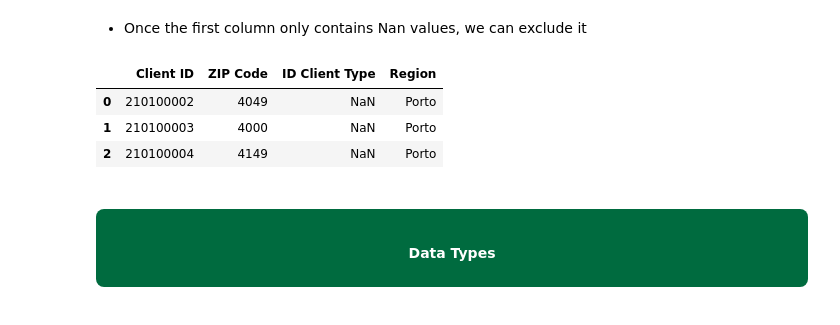
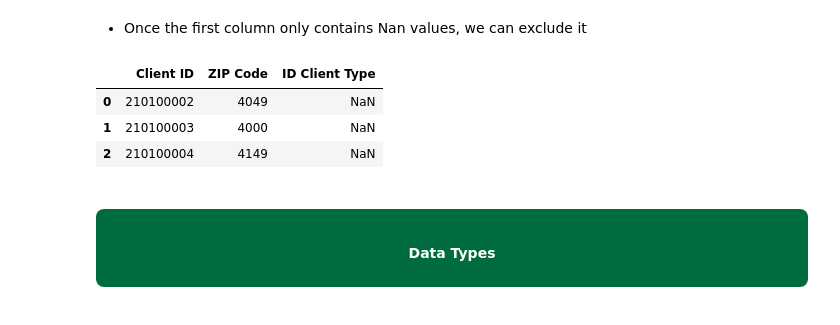
Before and after one commit to mariacpereira/teste-maria, a Jupyter notebook: Case_3.ipynb, the cells around one changed output. Saved outputs shown, nothing was run; the diff lists cells and outputs as text; code cells hidden in the pictures.

```diff
--- a/Case_3.ipynb
+++ b/Case_3.ipynb
@@ -184,12 +185,12 @@ dtype: int64
 # Exclude the first column
 clients_df = clients_df.iloc[:, 1:]
 # %%
-df.head(3)
+clients_df.head(3)
 # %% [output]
-|  | Client ID | ZIP Code | ID Client Type | Region |
-| 0 | 210100002 | 4049 | NaN | Porto |
-| 1 | 210100003 | 4000 | NaN | Porto |
-| 2 | 210100004 | 4149 | NaN | Porto |
+|  | Client ID | ZIP Code | ID Client Type |
+| 0 | 210100002 | 4049 | NaN |
+| 1 | 210100003 | 4000 | NaN |
+| 2 | 210100004 | 4149 | NaN |
 # %%
 # doing a copy of the dataframe cleaned
 clients_df_copy = clients_df.copy()
```
Also changed, not shown: parts of 14 cells of this notebook.
